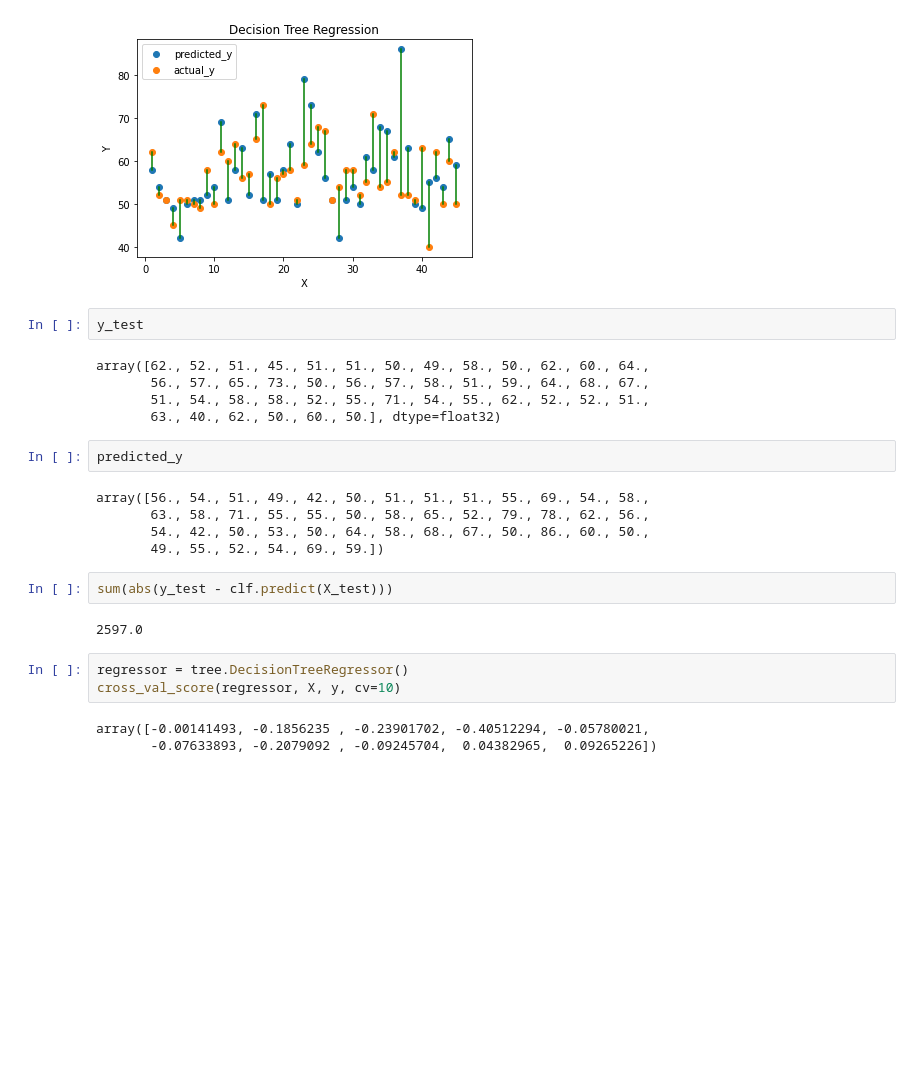
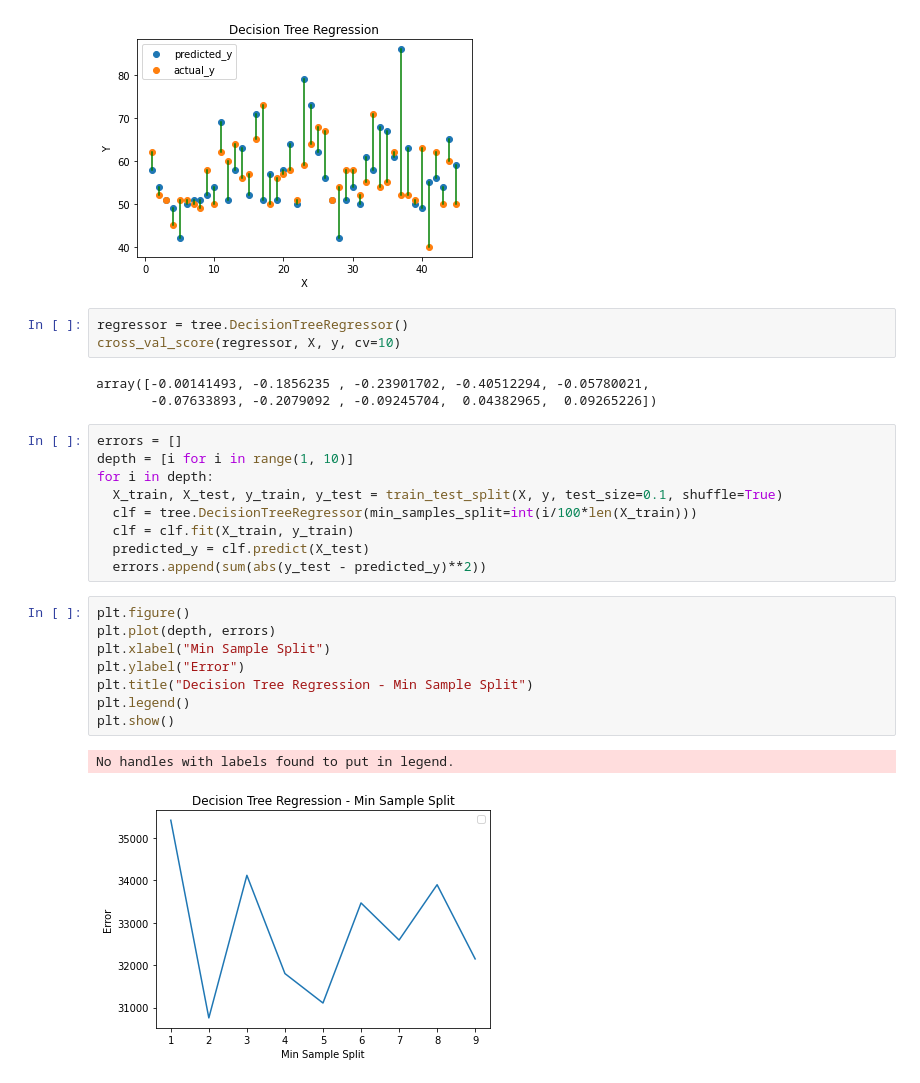
Before and after one commit to harshith7823/CS760-Project, a Jupyter notebook: DecisionTreeRegressor.ipynb, the cells around one changed output. Drawn from its saved outputs; the diff is of its cells as text; blank space fills up the shorter version.

```diff
--- a/DecisionTreeRegressor.ipynb
+++ b/DecisionTreeRegressor.ipynb
@@ -65,27 +105,29 @@ plt.legend()
 plt.show()
 # %% [output]
 [figure]
-# %%
-y_test
-# %% [output]
-array([62., 52., 51., 45., 51., 51., 50., 49., 58., 50., 62., 60., 64.,
-       56., 57., 65., 73., 50., 56., 57., 58., 51., 59., 64., 68., 67.,
-       51., 54., 58., 58., 52., 55., 71., 54., 55., 62., 52., 52., 51.,
-       63., 40., 62., 50., 60., 50.], dtype=float32)
-# %%
-predicted_y
-# %% [output]
-array([56., 54., 51., 49., 42., 50., 51., 51., 51., 55., 69., 54., 58.,
-       63., 58., 71., 55., 55., 50., 58., 65., 52., 79., 78., 62., 56.,
-       54., 42., 50., 53., 50., 64., 58., 68., 67., 50., 86., 60., 50.,
-       49., 55., 52., 54., 69., 59.])
-# %%
-sum(abs(y_test - clf.predict(X_test)))
-# %% [output]
-2597.0
 # %%
 regressor = tree.DecisionTreeRegressor()
 cross_val_score(regressor, X, y, cv=10)
 # %% [output]
 array([-0.00141493, -0.1856235 , -0.23901702, -0.40512294, -0.05780021,
        -0.07633893, -0.2079092 , -0.09245704,  0.04382965,  0.09265226])
+# %%
+errors = []
+depth = [i for i in range(1, 10)]
+for i in depth:
+  X_train, X_test, y_train, y_test = train_test_split(X, y, test_size=0.1, shuffle=True)
+  clf = tree.DecisionTreeRegressor(min_samples_split=int(i/100*len(X_train)))
+  clf = clf.fit(X_train, y_train)
+  predicted_y = clf.predict(X_test)
+  errors.append(sum(abs(y_test - predicted_y)**2))
+# %%
+plt.figure()
+plt.plot(depth, errors)
+plt.xlabel("Min Sample Split")
+plt.ylabel("Error")
+plt.title("Decision Tree Regression - Min Sample Split")
+plt.legend()
+plt.show()
+# %% [output]
+No handles with labels found to put in legend.
+[figure, added]
```
Also changed, not shown: parts of 11 cells of this notebook.
